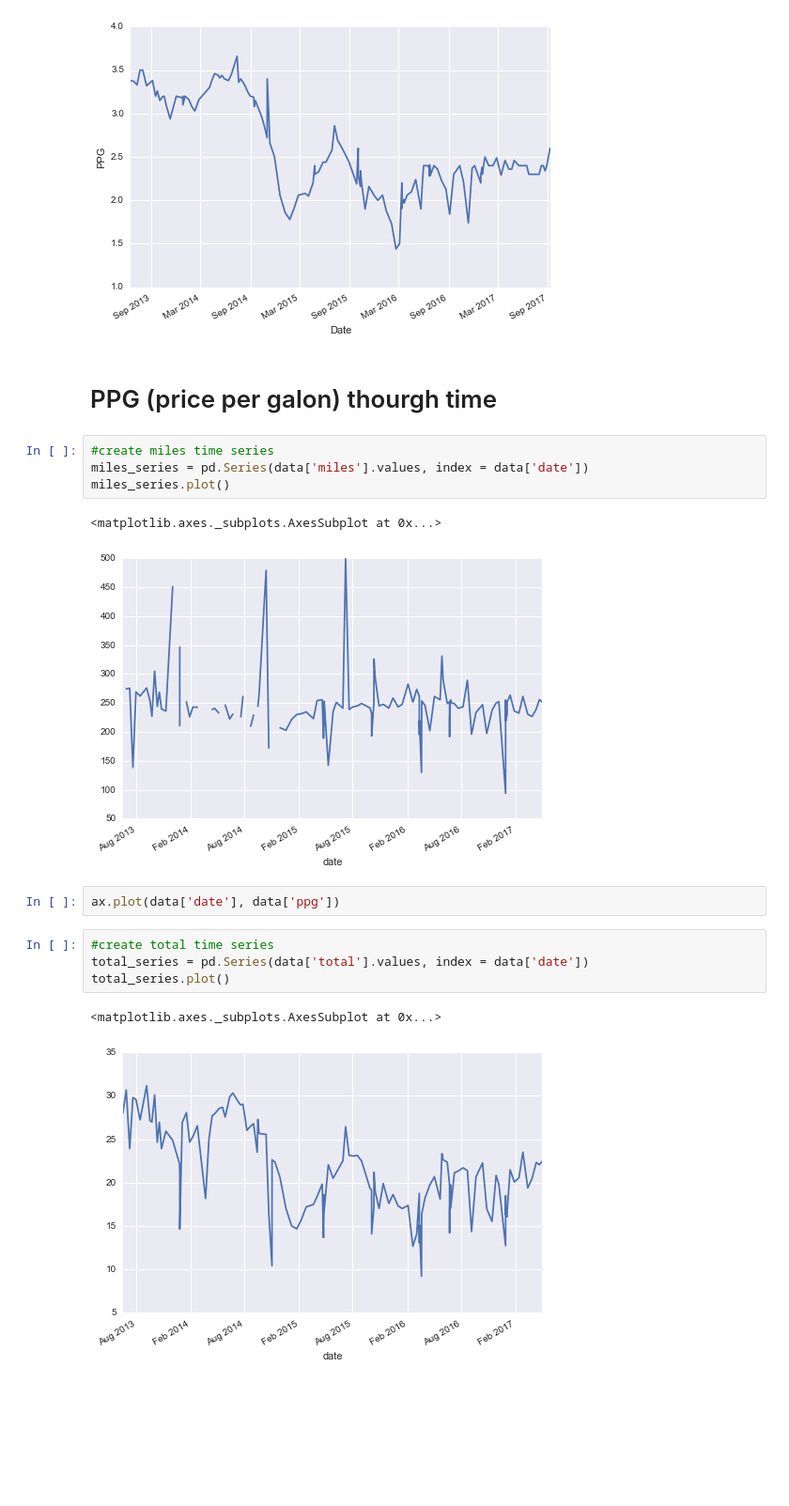
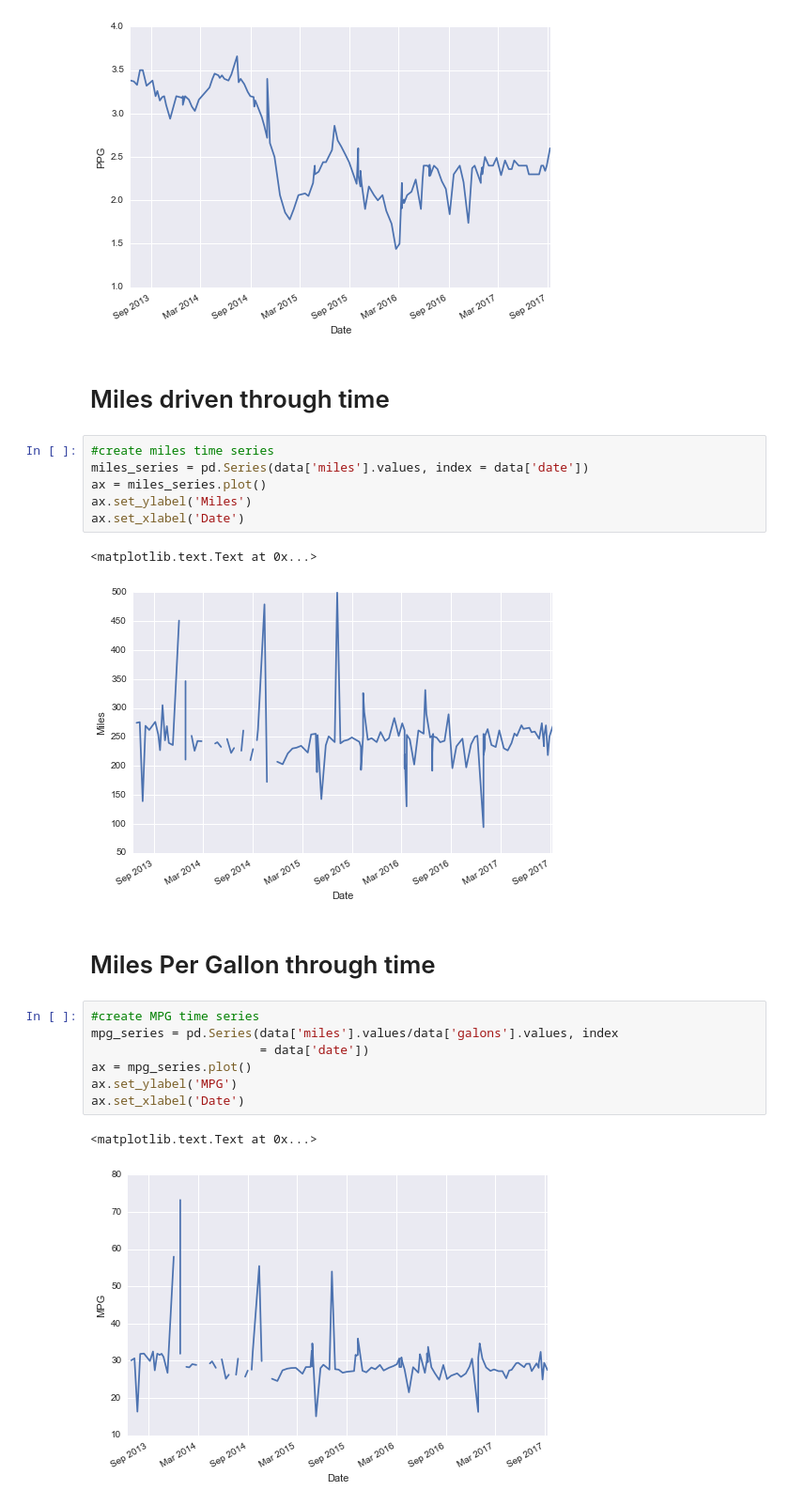
Before and after one commit to alandavila/gas-consumption, a Jupyter notebook: gas_consumption.ipynb, the cells around one changed output. Shown at 94% size. Saved outputs shown, nothing was run; the diff lists cells and outputs as text; blank space fills up the shorter version.

```diff
--- a/gas_consumption.ipynb
+++ b/gas_consumption.ipynb
@@ -102,21 +105,26 @@ ax.set_xlabel('Date')
 # %% [output]
 <matplotlib.text.Text at 0x...>
 [figure]
-# %% [markdown]
-# PPG (price per galon) thourgh time
+# %% [markdown]
+# Miles driven through time
 # %%
 #create miles time series
 miles_series = pd.Series(data['miles'].values, index = data['date'])
-miles_series.plot()
+ax = miles_series.plot()
+ax.set_ylabel('Miles')
+ax.set_xlabel('Date')
 # %% [output]
-<matplotlib.axes._subplots.AxesSubplot at 0x...>
+<matplotlib.text.Text at 0x...>
-[figure, old version]
+[figure, new version]
-# %%
-ax.plot(data['date'], data['ppg'])
+# %% [markdown]
+# Miles Per Gallon through time
 # %%
-#create total time series
-total_series = pd.Series(data['total'].values, index = data['date'])
-total_series.plot()
+#create MPG time series
+mpg_series = pd.Series(data['miles'].values/data['galons'].values, index
+                       = data['date'])
+ax = mpg_series.plot()
+ax.set_ylabel('MPG')
+ax.set_xlabel('Date')
 # %% [output]
-<matplotlib.axes._subplots.AxesSubplot at 0x...>
+<matplotlib.text.Text at 0x...>
-[figure, old version]
+[figure, new version]
```
Also changed, not shown: parts of 12 cells of this notebook.
